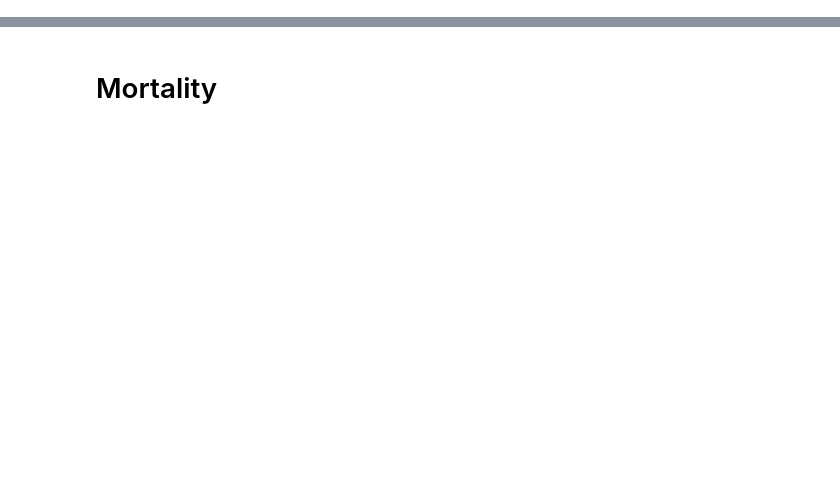
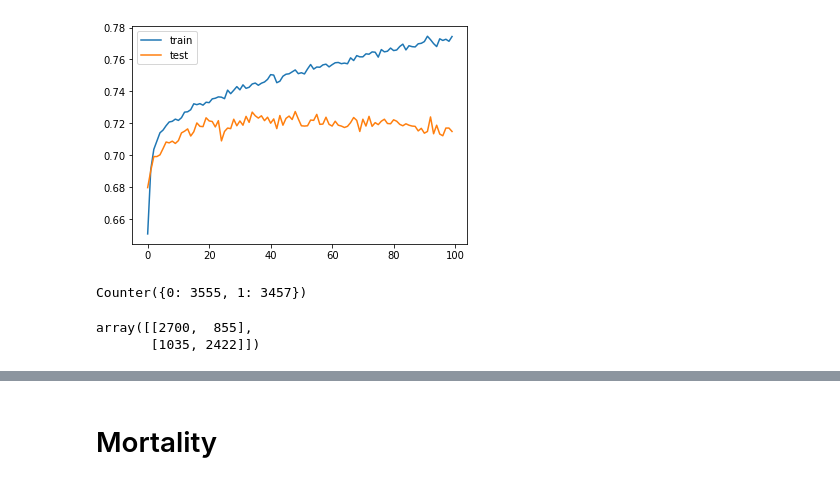
Before and after one commit to RachaelDing/733MIMIC_analysis, a Jupyter notebook: NN.ipynb, the cells around one changed output, grey strips where cells are left out. Drawn from its saved outputs; the diff is of its cells as text; code cells hidden in the pictures; blank space fills up the shorter version.

Commit message:
add neural network

```diff
--- a/NN.ipynb
+++ b/NN.ipynb
@@ -60,16 +254,28 @@ print(rf_score2)
 # %%
-# Neural Network
-model = Sequential()
-model.add(Dense(64, input_dim=43, kernel_initializer='normal', activation='relu'))
-model.add(Dropout(0.5))
-model.add(Dense(64, activation='relu'))
-model.add(Dropout(0.5))
-model.add(Dense(4, activation='softmax'))
+# Neural Network1
 
-model.compile(loss='categorical_crossentropy', optimizer='adam', metrics=['accuracy'])
-nn = model.fit(X_train, y_train, epochs=50, batch_size=128)
-nn_score = model.evaluate(X_test, y_test, batch_size=128)
-nn_score2 = model.evaluate(X_train, y_train, batch_size=128)
-print(nn_score[1])
-print(nn_score2[1])
+
+def nn(input_dim, output_dim=1, final_act='sigmoid', loss='binary_crossentropy'):
+    model = Sequential()
+    model.add(Dense(128, input_dim=input_dim, kernel_initializer='normal', activation='relu'))
+    model.add(Dropout(0.2))
+    model.add(Dense(128, activation='relu'))
+    model.add(Dropout(0.2))
+    model.add(Dense(output_dim, activation=final_act))
+
+
+    model.compile(loss=loss, optimizer='adam', metrics=['accuracy'])
+    return model
+
+# l_model = nn(X_train1.shape[1], output_dim=3, final_act='softmax', loss='categorical_crossentropy')
+l_model = nn(X_train.shape[1])
+nn = l_model.fit(X_train, y_train, validation_split=0.2, epochs=100, batch_size=100)
+nn_score = l_model.evaluate(X_test, y_test)
+nn_score2 = l_model.evaluate(X_train, y_train)
+print('Test set score: ', nn_score[1])
+print('Training set score', nn_score2[1])
+plt.plot(nn.history['accuracy'], label='train')
+plt.plot(nn.history['val_accuracy'], label='test')
+plt.legend()
+plt.show()
 # %% [output]
@@ -92,0 +299 @@ Epoch 6/50
+[figure, added]
@@ -166,0 +300,14 @@ Epoch 6/50
+# %%
+y_pred = l_model.predict(X_test)
+
+y_pred = np.round(y_pred)
+# y_true = np.argmax(y_test, axis=1)
+
+print(Counter(y_test))
+
+cm = confusion_matrix(y_test, y_pred)
+cm
+# %% [output]
+Counter({0: 3555, 1: 3457})
+array([[2700,  855],
+       [1035, 2422]])
```
Also changed, not shown: parts of 43 cells of this notebook, 1 other file.
